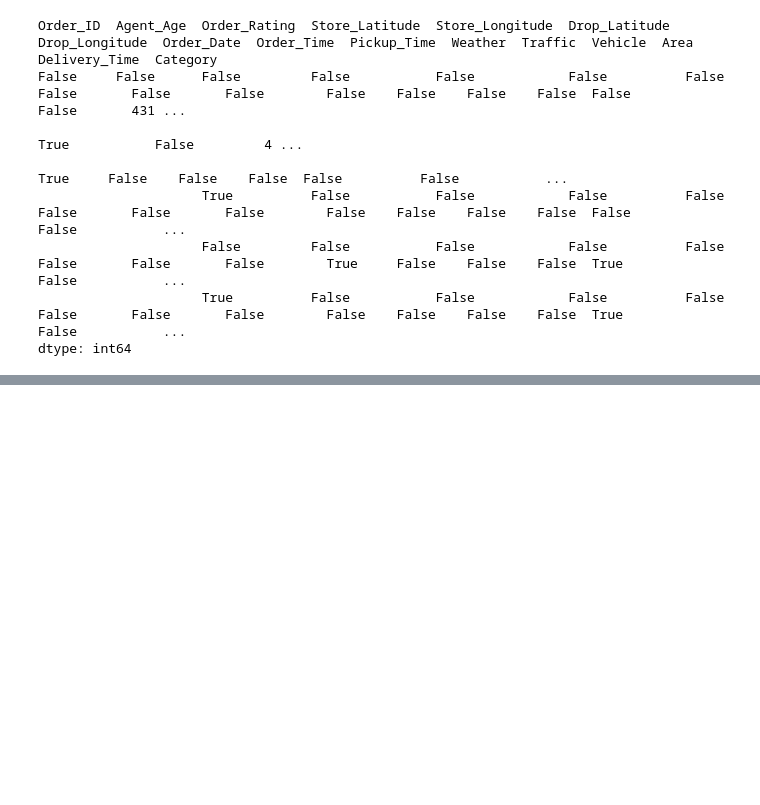
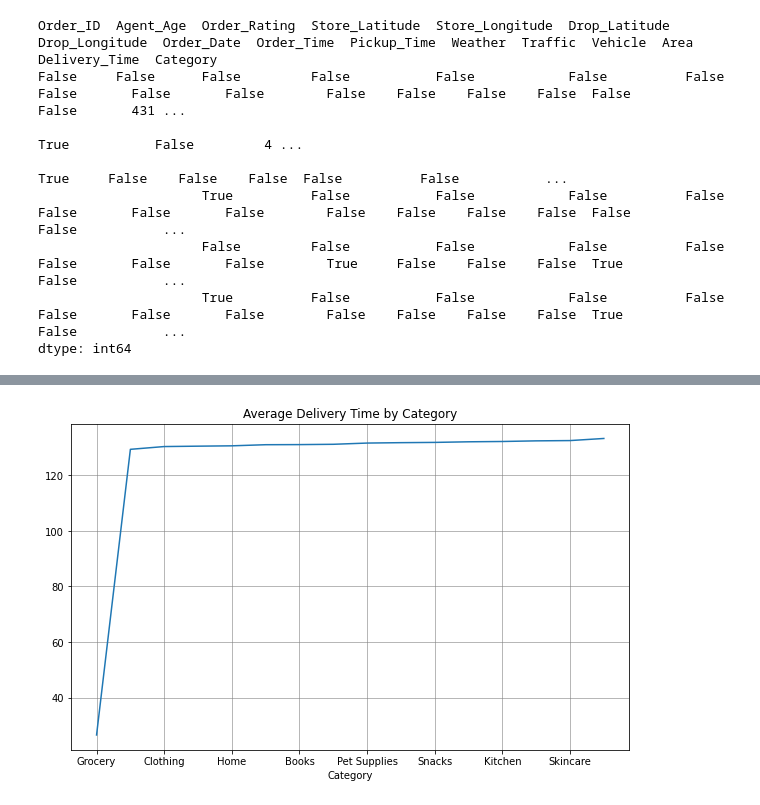
Before and after one commit to wonjoon123/wonjoon123.github.io, a Jupyter notebook: grosshackers/16기_퀘스트/DS/DataAnalysis/data_analysis.ipynb, the cells around one changed output, grey strips where cells are left out. Saved outputs shown, nothing was run; the diff lists cells and outputs as text; code cells hidden in the pictures; blank space fills up the shorter version.

```diff
--- a/grosshackers/16기_퀘스트/DS/DataAnalysis/data_analysis.ipynb
+++ b/grosshackers/16기_퀘스트/DS/DataAnalysis/data_analysis.ipynb
@@ -93,0 +67,11 @@ df
+# %%
+pd.options.display.min_rows = 30
+
+print(df.shape[0])
+df = df.dropna()
+print(df.shape[0])
+df = df[df['Store_Latitude'] !='infinite']
+print(df.shape[0])
+df = df[df['Order_Time'] != ' NaN ']
+print(df.shape[0])
+print(df.drop_duplicates().shape[0])
@@ -93,0 +84,3 @@ df
+# %%
+df = df.astype({'Store_Latitude' : float, 'Order_Date': 'datetime64'})
+df['Category'].value_counts()
@@ -93,0 +167,9 @@ df
+# %%
+df_category_deliverytime = df.groupby('Category')['Delivery_Time'].mean().sort_values()
+plt.figure(figsize=(10,6))
+df_category_deliverytime.plot(kind='line')
+plt.grid(True, linestyle='-', color='gray', alpha=0.7)
+plt.title('Average Delivery Time by Category')
+plt.show()
+# %% [output]
+[figure, added]
```
Also changed, not shown: parts of 11 cells of this notebook, 2 other files.
